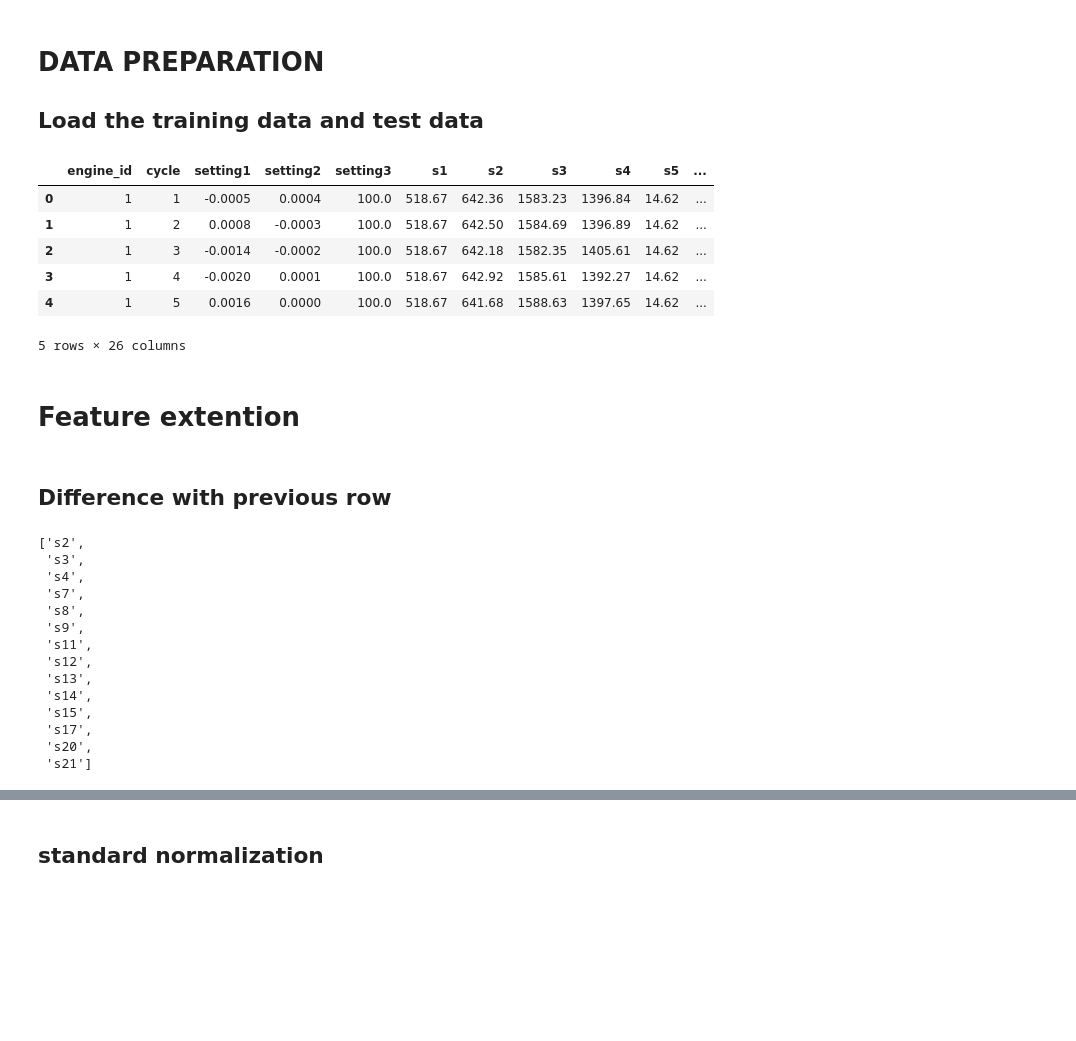
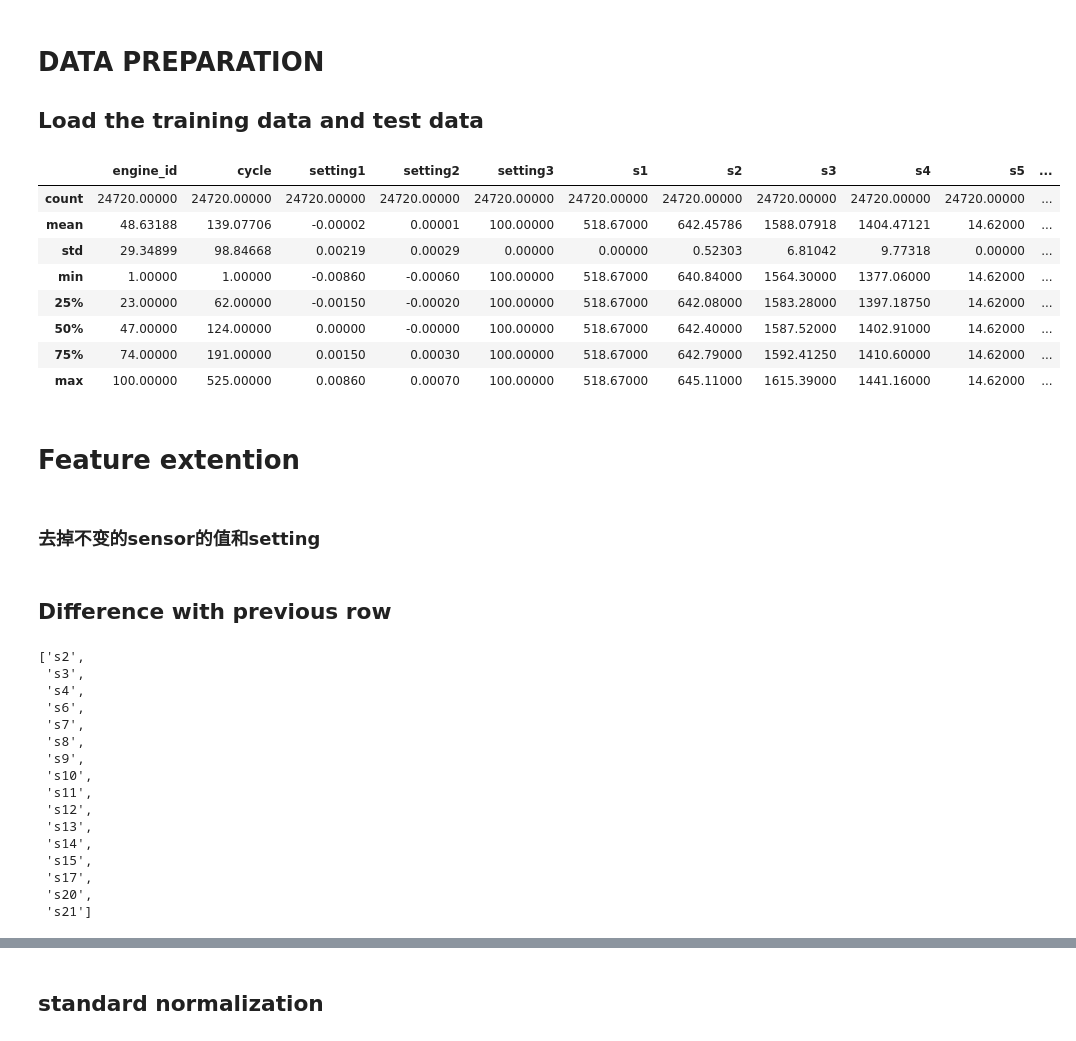
Before and after one commit to gaoyuting21/gaoyuting, a Jupyter notebook: FD003.ipynb, the cells around one changed output, grey strips where cells are left out. Cells and saved outputs as stored; diff of their text form; code cells hidden in the pictures; blank space fills up the shorter version.

```diff
--- a/FD003.ipynb
+++ b/FD003.ipynb
@@ -8,6 +8,10 @@ import tensorflow as tf
 import warnings
 warnings.filterwarnings("ignore")
 import time
+# %%
+pd.set_option('max_columns',1000)
+pd.set_option('max_row',300)
+pd.set_option('display.float_format', lambda x: '%.5f' % x)
 # %% [markdown]
 # DATA PREPARATION
 ## Load the training data and test data
@@ -24,14 +28,18 @@ test_FD003.columns = column_name
 # load RUL data 真正的最后循环数存放在这里
 RUL_FD003 = pd.read_table("./CMAPSSData/RUL_FD003.txt", header=None, delim_whitespace=True)
 # %%
-train_FD003.head()
+train_FD003.describe()
 # %% [output]
 |  | engine_id | cycle | setting1 | setting2 | setting3 | s1 | s2 | s3 | s4 | s5 | ... |
-| 0 | 1 | 1 | -0.0005 | 0.0004 | 100.0 | 518.67 | 642.36 | 1583.23 | 1396.84 | 14.62 | ... |
-| 1 | 1 | 2 | 0.0008 | -0.0003 | 100.0 | 518.67 | 642.50 | 1584.69 | 1396.89 | 14.62 | ... |
-| 2 | 1 | 3 | -0.0014 | -0.0002 | 100.0 | 518.67 | 642.18 | 1582.35 | 1405.61 | 14.62 | ... |
-| 3 | 1 | 4 | -0.0020 | 0.0001 | 100.0 | 518.67 | 642.92 | 1585.61 | 1392.27 | 14.62 | ... |
-| 4 | 1 | 5 | 0.0016 | 0.0000 | 100.0 | 518.67 | 641.68 | 1588.63 | 1397.65 | 14.62 | ... |
+| count | 24720.00000 | 24720.00000 | 24720.00000 | 24720.00000 | 24720.00000 | 24720.00000 | 24720.00000 | 24720.00000 | 24720.00000 | 24720.00000 | ... |
+| mean | 48.63188 | 139.07706 | -0.00002 | 0.00001 | 100.00000 | 518.67000 | 642.45786 | 1588.07918 | 1404.47121 | 14.62000 | ... |
+| std | 29.34899 | 98.84668 | 0.00219 | 0.00029 | 0.00000 | 0.00000 | 0.52303 | 6.81042 | 9.77318 | 0.00000 | ... |
+| min | 1.00000 | 1.00000 | -0.00860 | -0.00060 | 100.00000 | 518.67000 | 640.84000 | 1564.30000 | 1377.06000 | 14.62000 | ... |
+| 25% | 23.00000 | 62.00000 | -0.00150 | -0.00020 | 100.00000 | 518.67000 | 642.08000 | 1583.28000 | 1397.18750 | 14.62000 | ... |
+| 50% | 47.00000 | 124.00000 | 0.00000 | -0.00000 | 100.00000 | 518.67000 | 642.40000 | 1587.52000 | 1402.91000 | 14.62000 | ... |
+| 75% | 74.00000 | 191.00000 | 0.00150 | 0.00030 | 100.00000 | 518.67000 | 642.79000 | 1592.41250 | 1410.60000 | 14.62000 | ... |
+| max | 100.00000 | 525.00000 | 0.00860 | 0.00070 | 100.00000 | 518.67000 | 645.11000 | 1615.39000 | 1441.16000 | 14.62000 | ... |
-5 rows × 26 columns
 # %% [markdown]
 # Feature extention
+# %% [markdown]
+### 去掉不变的sensor的值和setting
@@ -81,15 +74,17 @@ def cal_diff(df, sensor_name,diff_periods = 40):
 #get all the names of sensors
 list(train_FD003.columns)
 sensor_name = list(train_FD003.columns)
-sensor_name = sensor_name[2:16]
+sensor_name = sensor_name[2:]
 sensor_name
 # %% [output]
 ['s2',
  's3',
  's4',
+ 's6',
  's7',
  's8',
  's9',
+ 's10',
  's11',
  's12',
  's13',
```
Also changed, not shown: parts of 32 cells of this notebook.
